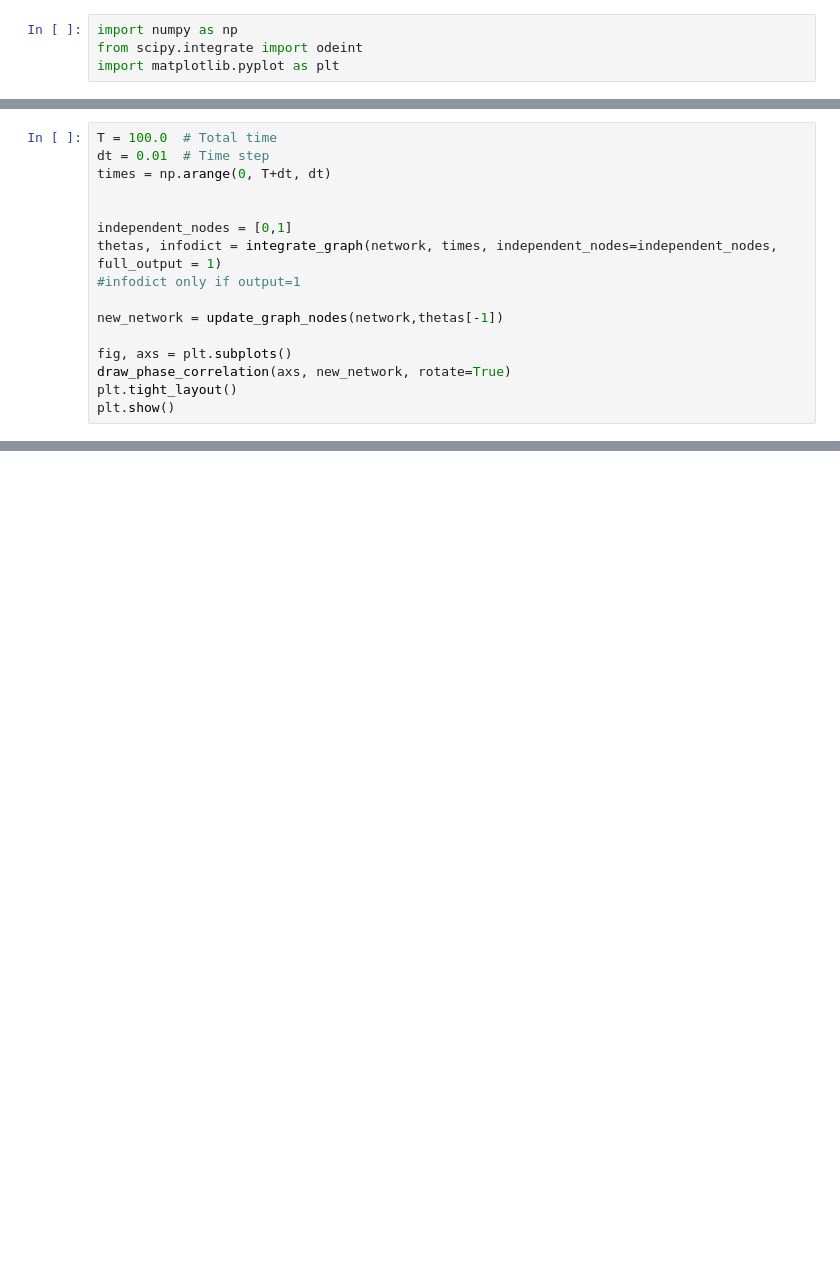
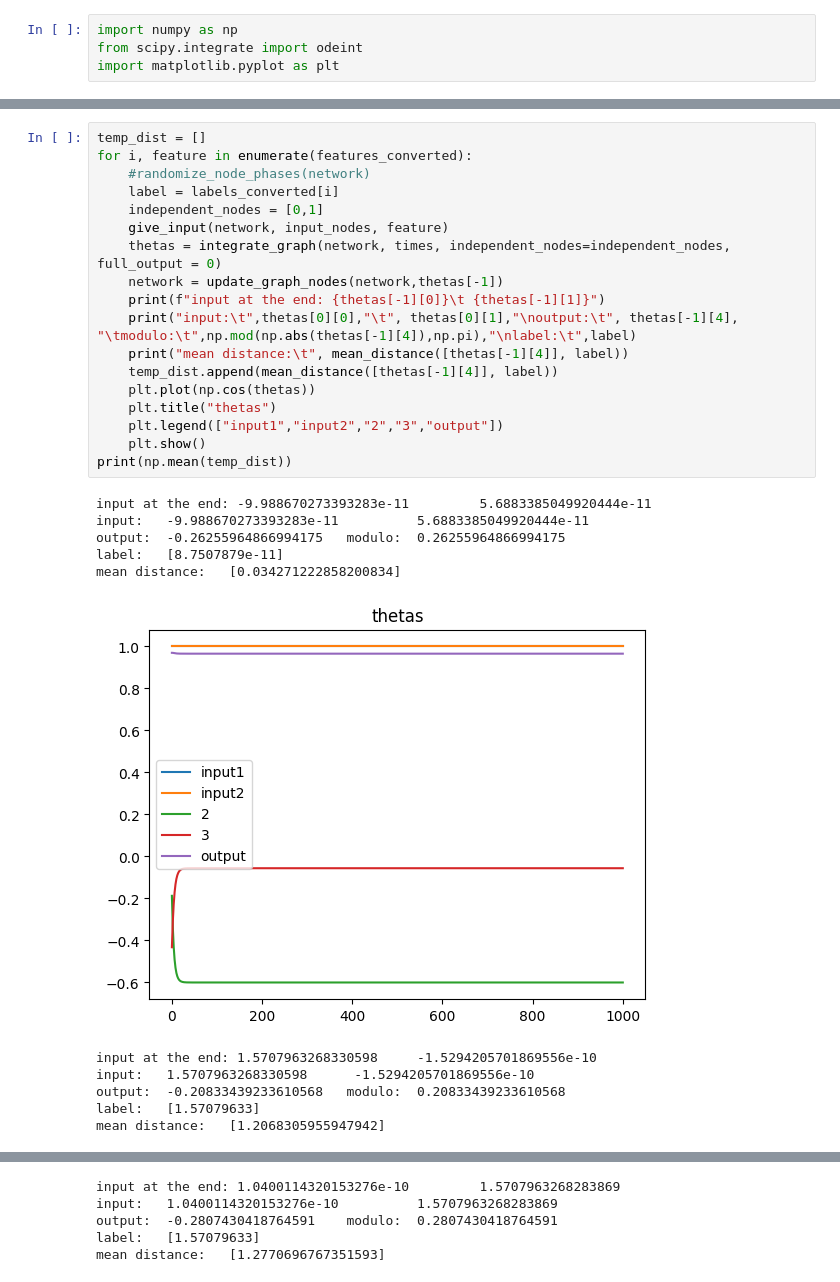
Before and after one commit to Mniszko/Network-of-coupled-Kuramoto-oscillators, a Jupyter notebook: main.ipynb, the cells around one changed output, grey strips where cells are left out. Cells and saved outputs as stored; diff of their text form; blank space fills up the shorter version.

```diff
--- a/main.ipynb
+++ b/main.ipynb
@@ -808,16 +747,0 @@ draw_phase_correlation(ax, network, rotate=True)
-# %%
-T = 100.0  # Total time
-dt = 0.01  # Time step
-times = np.arange(0, T+dt, dt)
-
-
-independent_nodes = [0,1]
-thetas, infodict = integrate_graph(network, times, independent_nodes=independent_nodes, full_output = 1)
-#infodict only if output=1
-
-new_network = update_graph_nodes(network,thetas[-1])
-
-fig, axs = plt.subplots()
-draw_phase_correlation(axs, new_network, rotate=True)
-plt.tight_layout()
-plt.show()
@@ -962,0 +975,30 @@ for i in range(1):
+# %%
+temp_dist = []
+for i, feature in enumerate(features_converted):
+    #randomize_node_phases(network)
+    label = labels_converted[i]
+    independent_nodes = [0,1]
+    give_input(network, input_nodes, feature)
+    thetas = integrate_graph(network, times, independent_nodes=independent_nodes, full_output = 0)
+    network = update_graph_nodes(network,thetas[-1])
+    print(f"input at the end: {thetas[-1][0]}\t {thetas[-1][1]}")
+    print("input:\t",thetas[0][0],"\t", thetas[0][1],"\noutput:\t", thetas[-1][4], "\tmodulo:\t",np.mod(np.abs(thetas[-1][4]),np.pi),"\nlabel:\t",label)
+    print("mean distance:\t", mean_distance([thetas[-1][4]], label))
+    temp_dist.append(mean_distance([thetas[-1][4]], label))
+    plt.plot(np.cos(thetas))
+    plt.title("thetas")
+    plt.legend(["input1","input2","2","3","output"])
+    plt.show()
+print(np.mean(temp_dist))
+# %% [output]
+input at the end: -9.988670273393283e-11         5.6883385049920444e-11
+input:   -9.988670273393283e-11          5.6883385049920444e-11
+output:  -0.26255964866994175   modulo:  0.26255964866994175
+label:   [8.7507879e-11]
+mean distance:   [0.034271222858200834]
+[figure, added]
+input at the end: 1.5707963268330598     -1.5294205701869556e-10
+input:   1.5707963268330598      -1.5294205701869556e-10
+output:  -0.20833439233610568   modulo:  0.20833439233610568
+label:   [1.57079633]
+mean distance:   [1.2068305955947942]
@@ -962,0 +1006,5 @@ for i in range(1):
+input at the end: 1.0400114320153276e-10         1.5707963268283869
+input:   1.0400114320153276e-10          1.5707963268283869
+output:  -0.2807430418764591    modulo:  0.2807430418764591
+label:   [1.57079633]
+mean distance:   [1.2770696767351593]
```
Also changed, not shown: parts of 23 cells of this notebook, 4 other files.
